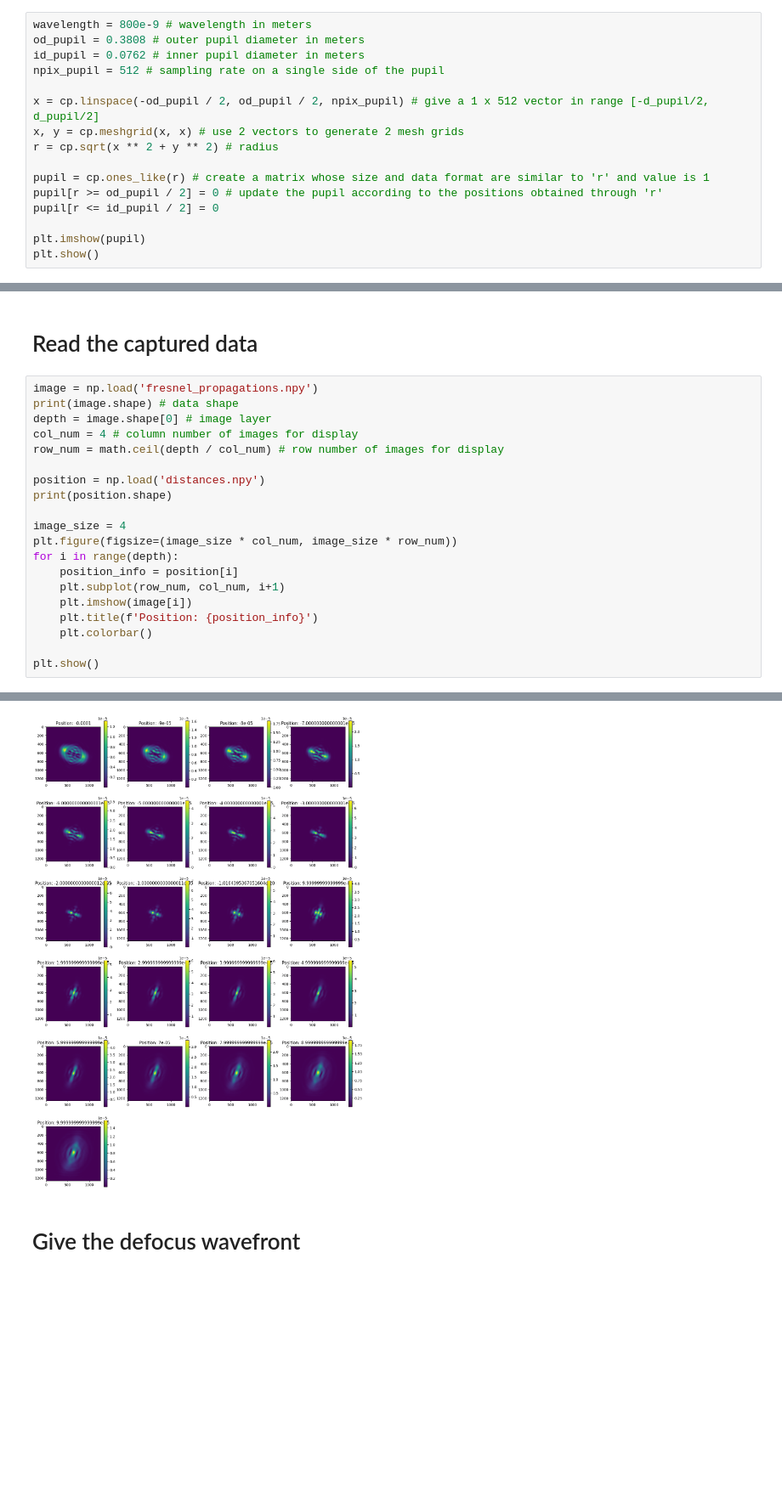
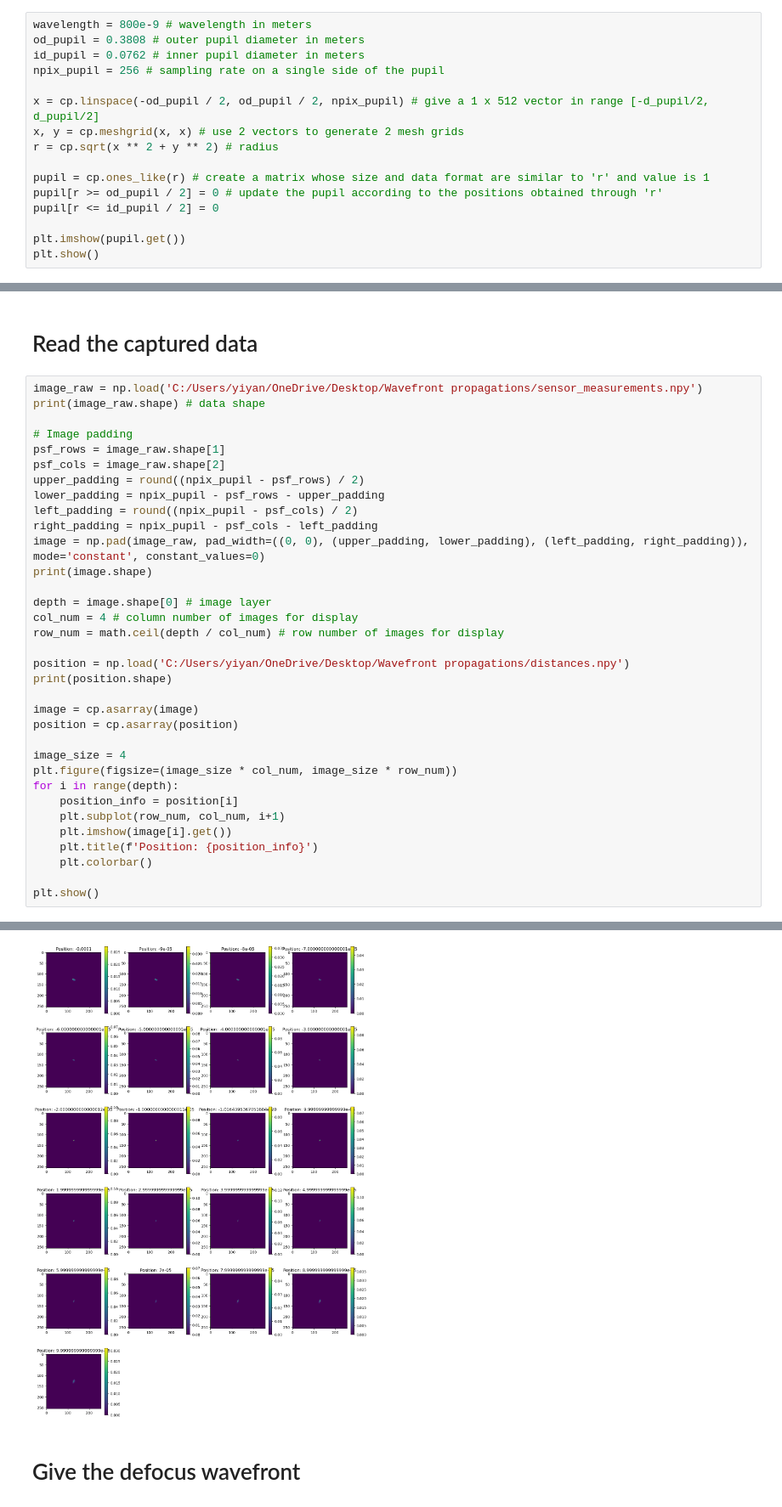
Before and after one commit to yiyanghuang0812/phase_retrieval, a Jupyter notebook: simulation_test.ipynb, the cells around one changed output, grey strips where cells are left out. Shown at 85% size. Cells and saved outputs as stored; diff of their text form; blank space fills up the shorter version.

```diff
--- a/simulation_test.ipynb
+++ b/simulation_test.ipynb
@@ -17,7 +17,7 @@ ModuleNotFoundError: No module named "autoreload # reload 'autoreload'"
 wavelength = 800e-9 # wavelength in meters
 od_pupil = 0.3808 # outer pupil diameter in meters
 id_pupil = 0.0762 # inner pupil diameter in meters
-npix_pupil = 512 # sampling rate on a single side of the pupil
+npix_pupil = 256 # sampling rate on a single side of the pupil
 
 x = cp.linspace(-od_pupil / 2, od_pupil / 2, npix_pupil) # give a 1 x 512 vector in range [-d_pupil/2, d_pupil/2]
 x, y = cp.meshgrid(x, x) # use 2 vectors to generate 2 mesh grids
@@ -27,6 +27,6 @@ pupil = cp.ones_like(r) # create a matrix whose size and data format are similar
 pupil[r >= od_pupil / 2] = 0 # update the pupil according to the positions obtained through 'r'
 pupil[r <= id_pupil / 2] = 0
 
-plt.imshow(pupil)
+plt.imshow(pupil.get())
 plt.show()
 # %% [output]
@@ -34,21 +34,35 @@ plt.show()
 # %% [markdown]
 # Read the captured data
 # %%
-image = np.load('fresnel_propagations.npy')
-print(image.shape) # data shape
+image_raw = np.load('C:/Users/yiyan/OneDrive/Desktop/Wavefront propagations/sensor_measurements.npy')
+print(image_raw.shape) # data shape
+
+# Image padding
+psf_rows = image_raw.shape[1]
+psf_cols = image_raw.shape[2]
+upper_padding = round((npix_pupil - psf_rows) / 2)
+lower_padding = npix_pupil - psf_rows - upper_padding
+left_padding = round((npix_pupil - psf_cols) / 2)
+right_padding = npix_pupil - psf_cols - left_padding
+image = np.pad(image_raw, pad_width=((0, 0), (upper_padding, lower_padding), (left_padding, right_padding)), mode='constant', constant_values=0)
+print(image.shape)
+
 depth = image.shape[0] # image layer
 col_num = 4 # column number of images for display
 row_num = math.ceil(depth / col_num) # row number of images for display
 
-position = np.load('distances.npy')
+position = np.load('C:/Users/yiyan/OneDrive/Desktop/Wavefront propagations/distances.npy')
 print(position.shape)
+
+image = cp.asarray(image)
+position = cp.asarray(position)
 
 image_size = 4
 plt.figure(figsize=(image_size * col_num, image_size * row_num))
 for i in range(depth):
     position_info = position[i]
     plt.subplot(row_num, col_num, i+1)
-    plt.imshow(image[i])
+    plt.imshow(image[i].get())
     plt.title(f'Position: {position_info}')
     plt.colorbar()
 
@@ -58,5 +73,5 @@ plt.show()
 (21,)
-[figure, old version]
+[figure, new version]
 # %% [markdown]
 # Give the defocus wavefront
 # %%
```
Also changed, not shown: parts of 5 cells of this notebook, 7 other files.
